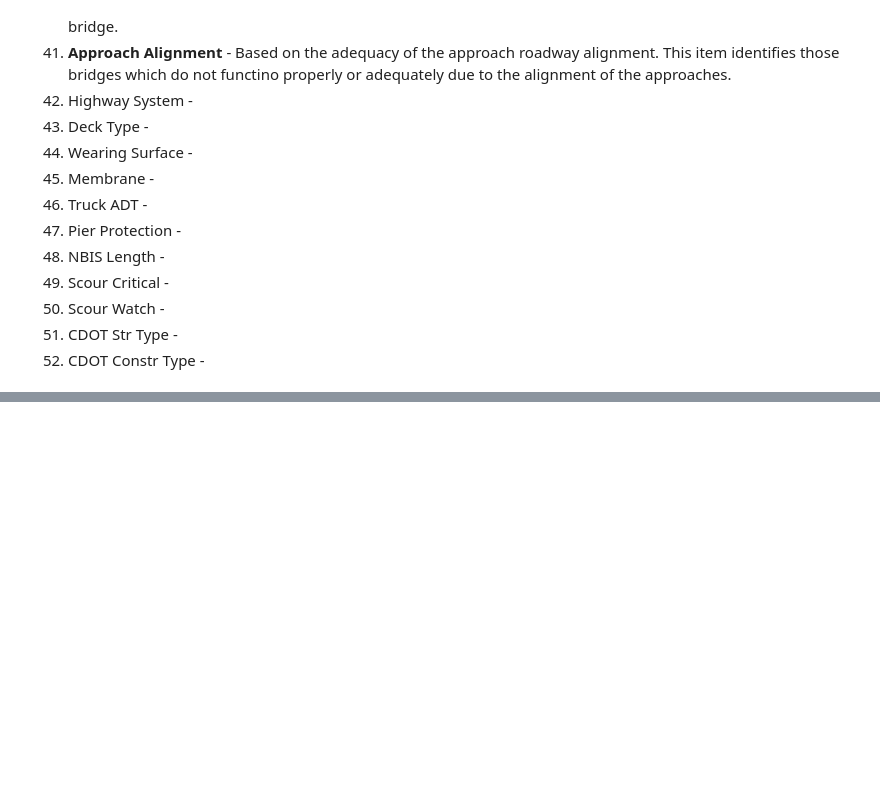
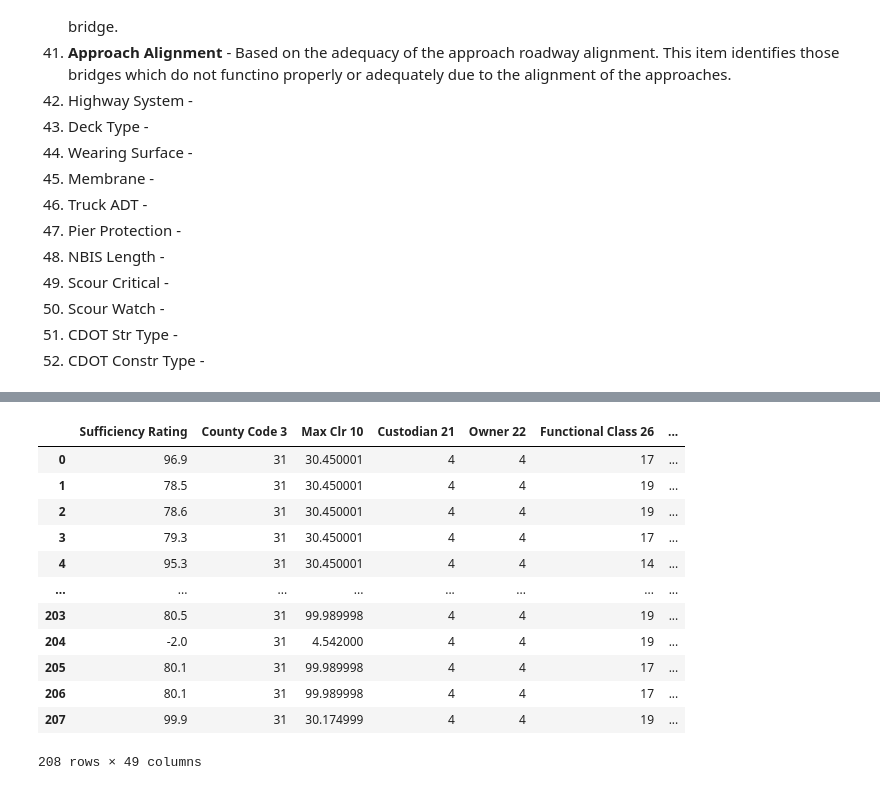
Before and after one commit to nnbaokhang/Descriptive-and-Predictive-Deep-Learning-Analytical-Tools-for-Enhanced-Bridge-Management, a Jupyter notebook: Dataset_Exploration.ipynb, the cells around one changed output, grey strips where cells are left out. Cells and saved outputs as stored; diff of their text form; code cells hidden in the pictures; blank space fills up the shorter version.

Commit message:
updated EDA methods

```diff
--- a/Dataset_Exploration.ipynb
+++ b/Dataset_Exploration.ipynb
@@ -54,0 +71,55 @@
+# %%
+del df['Feature Intersected 6']
+del df['Bridge Name']
+del df['Inspection Date']
+del df['SD/FO']
+del df['Place Code 4']
+del df['Facility Carried 7']
+del df['Location 9']
+del df['Latitude 16']
+del df['Longitude 17']
+del df['Sfty Rail 36a']
+del df['Sfty Rail 36b']
+del df['Sfty Rail 36c']
+del df['Sfty Rail 36d']
+del df['Rail ht36h']
+del df['Hist Signif 37']
+del df['Service on/un 42A']
+del df['Service on/un 42B']
+del df['Min Undrclr Ref 54A']
+del df['Min Undrclr 54B']
+del df['Min Lat Clrnce Ref R 55A']
+del df['Min Lat Undrclr R 55B']
+del df['Channel/Protection 61']
+del df['Culvert 62']
+del df['Oprtng Rtg Method 63']
+del df['Inv Rtng Method 65']
+del df['Inventory Rating 66']
+del df['Insp Team Indicator 90B']
+del df['Inspector Name 90C']
+del df['Frequency 91']
+del df['FC Inspection Date 93A']
+del df['UW Inspection Date 93B']
+del df['SI Date 93C']
+del df['Direction of Traffic 102']
+del df['Str Rating Date 130']
+del df['Posting Status 41']
+del df['Undrclr Vert/Hor 69']
+del df['NBIS Length 112']
+del df['Scour Watch 113M']
+del df['CDOT Str Type 120A']
+df
+# %% [output]
+|  | Sufficiency Rating | County Code 3 | Max Clr 10 | Custodian 21 | Owner 22 | Functional Class 26 | ... |
+| 0 | 96.9 | 31 | 30.450001 | 4 | 4 | 17 | ... |
+| 1 | 78.5 | 31 | 30.450001 | 4 | 4 | 19 | ... |
+| 2 | 78.6 | 31 | 30.450001 | 4 | 4 | 19 | ... |
+| 3 | 79.3 | 31 | 30.450001 | 4 | 4 | 17 | ... |
+| 4 | 95.3 | 31 | 30.450001 | 4 | 4 | 14 | ... |
+| ... | ... | ... | ... | ... | ... | ... | ... |
+| 203 | 80.5 | 31 | 99.989998 | 4 | 4 | 19 | ... |
+| 204 | -2.0 | 31 | 4.542000 | 4 | 4 | 19 | ... |
+| 205 | 80.1 | 31 | 99.989998 | 4 | 4 | 17 | ... |
+| 206 | 80.1 | 31 | 99.989998 | 4 | 4 | 17 | ... |
+| 207 | 99.9 | 31 | 30.174999 | 4 | 4 | 19 | ... |
+208 rows × 49 columns
```
Also changed, not shown: parts of 16 cells of this notebook.
